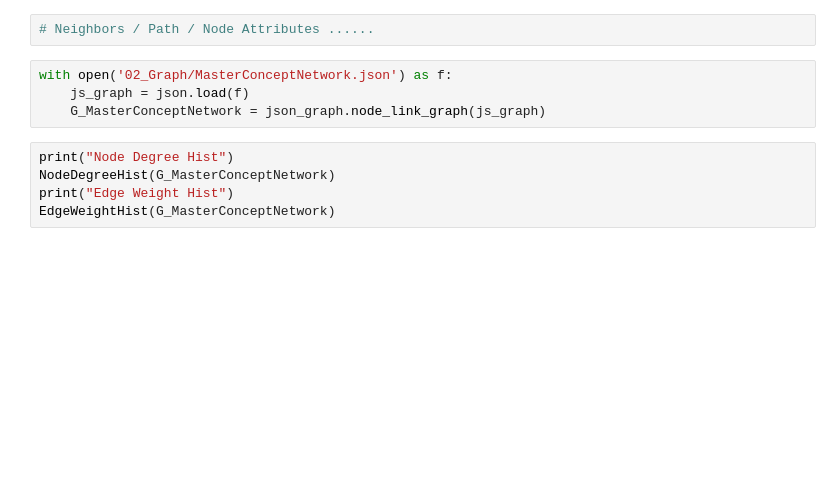
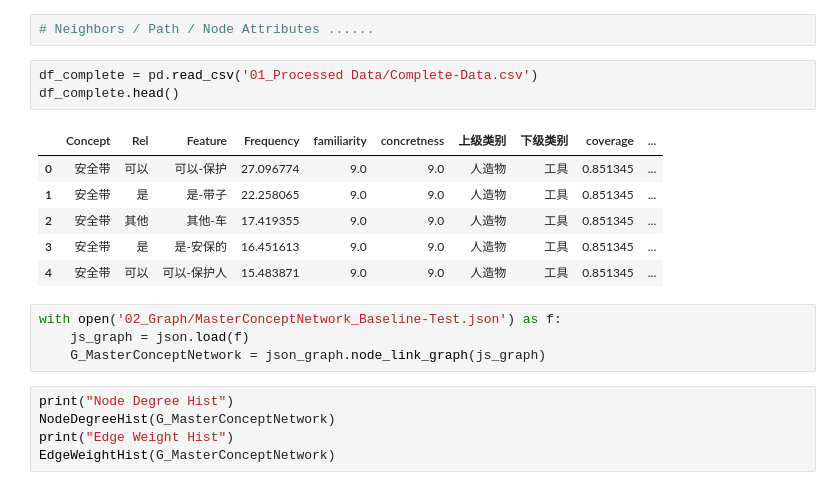
Before and after one commit to JoseZhangSH/SemanticNetwork_DataAnalysis, a Jupyter notebook: data/02-03_MasterSemanticNetwork-Search.ipynb, the cells around one changed output. Cells and saved outputs as stored; diff of their text form; blank space fills up the shorter version.

Commit message:
Update: add new similarity data from Wenyue
Update: add new similarity data from Wenyue

```diff
--- a/data/02-03_MasterSemanticNetwork-Search.ipynb
+++ b/data/02-03_MasterSemanticNetwork-Search.ipynb
@@ -58,8 +58,18 @@ def NodeMatchByAttribute(G,attribute,value):
     return nodes
 # %%
 # Neighbors / Path / Node Attributes ......
+# %%
+df_complete = pd.read_csv('01_Processed Data/Complete-Data.csv')
+df_complete.head()
+# %% [output]
+|  | Concept | Rel | Feature | Frequency | familiarity | concretness | 上级类别 | 下级类别 | coverage | ... |
+| 0 | 安全带 | 可以 | 可以-保护 | 27.096774 | 9.0 | 9.0 | 人造物 | 工具 | 0.851345 | ... |
+| 1 | 安全带 | 是 | 是-带子 | 22.258065 | 9.0 | 9.0 | 人造物 | 工具 | 0.851345 | ... |
+| 2 | 安全带 | 其他 | 其他-车 | 17.419355 | 9.0 | 9.0 | 人造物 | 工具 | 0.851345 | ... |
+| 3 | 安全带 | 是 | 是-安保的 | 16.451613 | 9.0 | 9.0 | 人造物 | 工具 | 0.851345 | ... |
+| 4 | 安全带 | 可以 | 可以-保护人 | 15.483871 | 9.0 | 9.0 | 人造物 | 工具 | 0.851345 | ... |
 # %%
-with open('02_Graph/MasterConceptNetwork.json') as f:
+with open('02_Graph/MasterConceptNetwork_Baseline-Test.json') as f:
     js_graph = json.load(f)
     G_MasterConceptNetwork = json_graph.node_link_graph(js_graph)
 # %%
```
Also changed, not shown: parts of 4 cells of this notebook, 16 other files.
